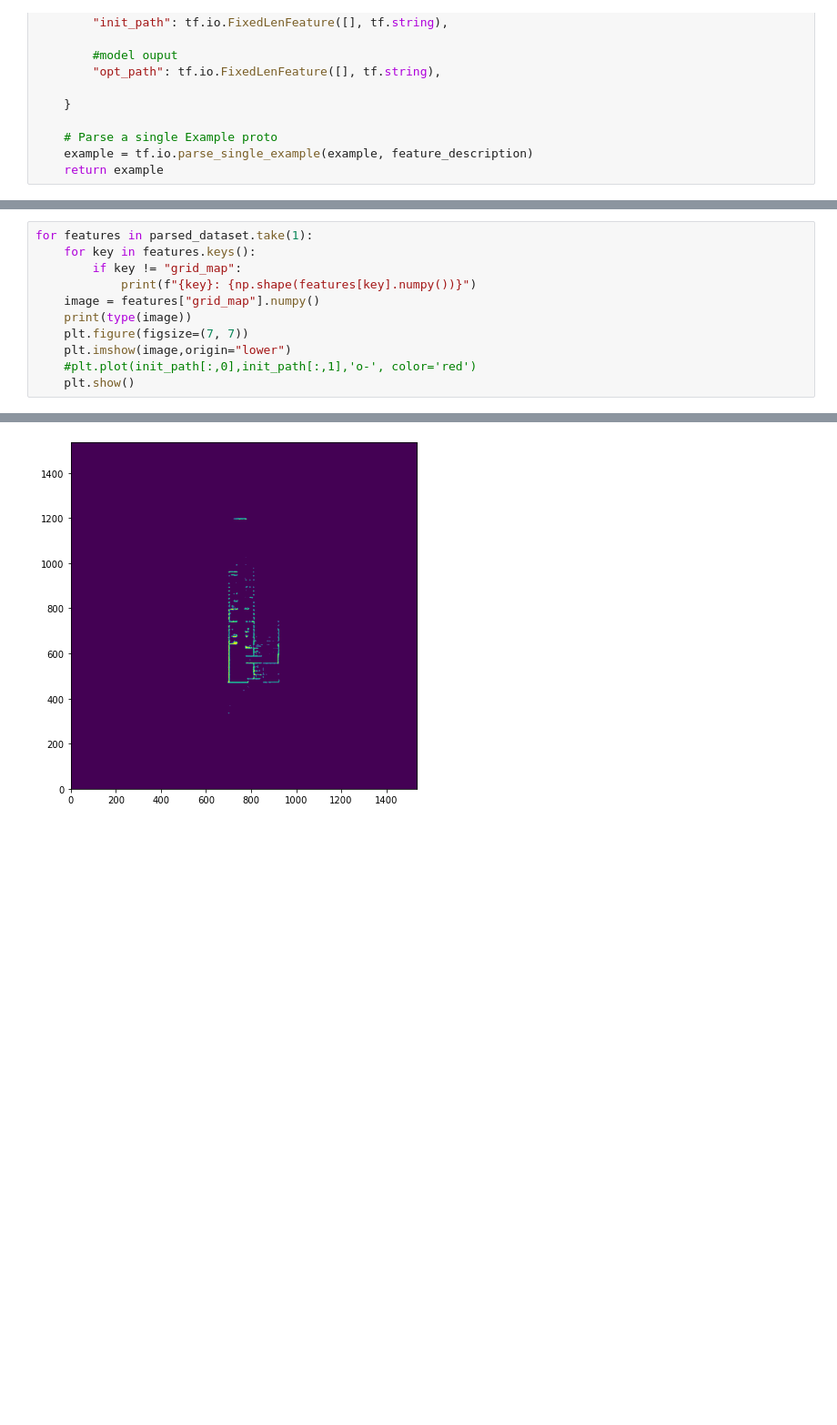
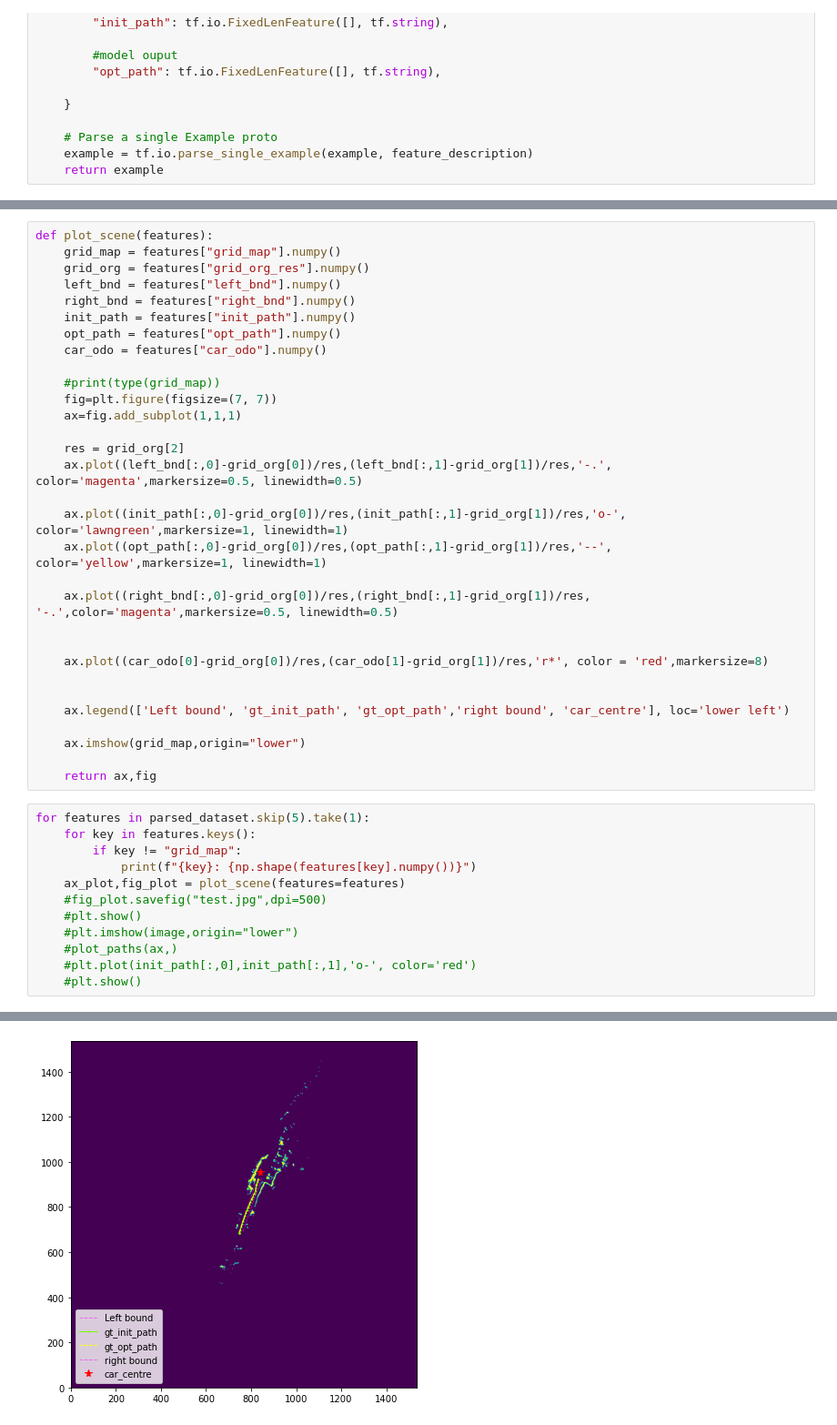
Before and after one commit to saitejamalyala/rosbag2numpy, a Jupyter notebook: iter_create_np_fromrbag/npz_2_tfrec_process.ipynb, the cells around one changed output, grey strips where cells are left out. Shown: that part at 91% size. Drawn from its saved outputs; the diff is of its cells as text; blank space fills up the shorter version.

Commit message:
update: plot from tfrecord

```diff
--- a/iter_create_np_fromrbag/npz_2_tfrec_process.ipynb
+++ b/iter_create_np_fromrbag/npz_2_tfrec_process.ipynb
@@ -309,17 +289,49 @@ parsed_dataset.element_spec
  'left_bnd': TensorSpec(shape=(25, 2), dtype=tf.float32, name=None),
  'opt_path': TensorSpec(shape=(25, 2), dtype=tf.float32, name=None),
  'right_bnd': TensorSpec(shape=(25, 2), dtype=tf.float32, name=None)}
+# %%
+def plot_scene(features):
+    grid_map = features["grid_map"].numpy()
+    grid_org = features["grid_org_res"].numpy()
+    left_bnd = features["left_bnd"].numpy()
+    right_bnd = features["right_bnd"].numpy()
+    init_path = features["init_path"].numpy()
+    opt_path = features["opt_path"].numpy()
+    car_odo = features["car_odo"].numpy()
+
+    #print(type(grid_map))
+    fig=plt.figure(figsize=(7, 7))
+    ax=fig.add_subplot(1,1,1)
+
+    res = grid_org[2]
+    ax.plot((left_bnd[:,0]-grid_org[0])/res,(left_bnd[:,1]-grid_org[1])/res,'-.', color='magenta',markersize=0.5, linewidth=0.5)
+
+    ax.plot((init_path[:,0]-grid_org[0])/res,(init_path[:,1]-grid_org[1])/res,'o-', color='lawngreen',markersize=1, linewidth=1)
+    ax.plot((opt_path[:,0]-grid_org[0])/res,(opt_path[:,1]-grid_org[1])/res,'--', color='yellow',markersize=1, linewidth=1)
+
+    ax.plot((right_bnd[:,0]-grid_org[0])/res,(right_bnd[:,1]-grid_org[1])/res, '-.',color='magenta',markersize=0.5, linewidth=0.5)
+
+
+    ax.plot((car_odo[0]-grid_org[0])/res,(car_odo[1]-grid_org[1])/res,'r*', color = 'red',markersize=8)
+
+
+    ax.legend(['Left bound', 'gt_init_path', 'gt_opt_path','right bound', 'car_centre'], loc='lower left')
+
+    ax.imshow(grid_map,origin="lower")
+
+    return ax,fig
 # %%
-for features in parsed_dataset.take(1):
+for features in parsed_dataset.skip(5).take(1):
     for key in features.keys():
         if key != "grid_map":
             print(f"{key}: {np.shape(features[key].numpy())}")
-    image = features["grid_map"].numpy()
-    print(type(image))
-    plt.figure(figsize=(7, 7))
-    plt.imshow(image,origin="lower")
+    ax_plot,fig_plot = plot_scene(features=features)
+    #fig_plot.savefig("test.jpg",dpi=500)
+    #plt.show()
+    #plt.imshow(image,origin="lower")
+    #plot_paths(ax,)
     #plt.plot(init_path[:,0],init_path[:,1],'o-', color='red')
-    plt.show()
+    #plt.show()
 # %% [output]
 car_odo: (3,)
 grid_org_res: (3,)
@@ -331 +342 @@ right_bnd: (25, 2)
-[figure, old version]
+[figure, new version]
```
Also changed, not shown: parts of 4 cells of this notebook.
